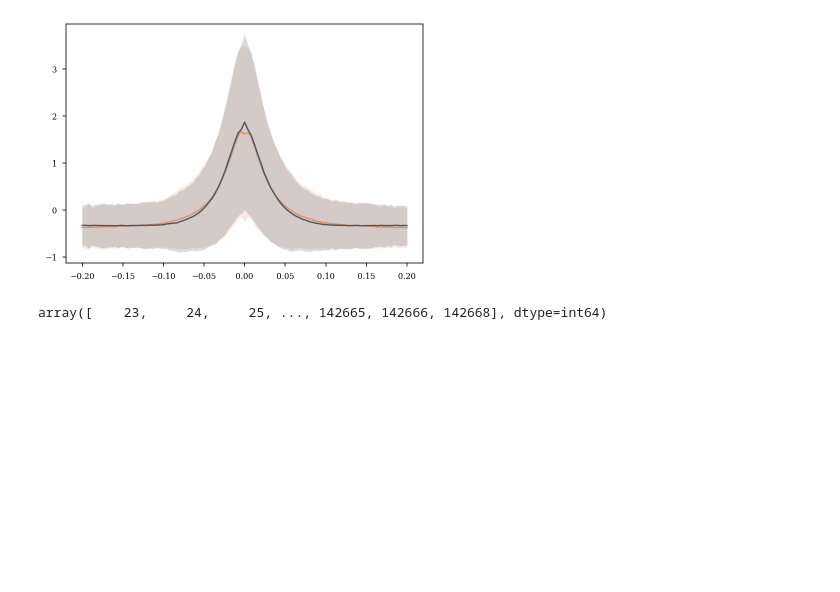
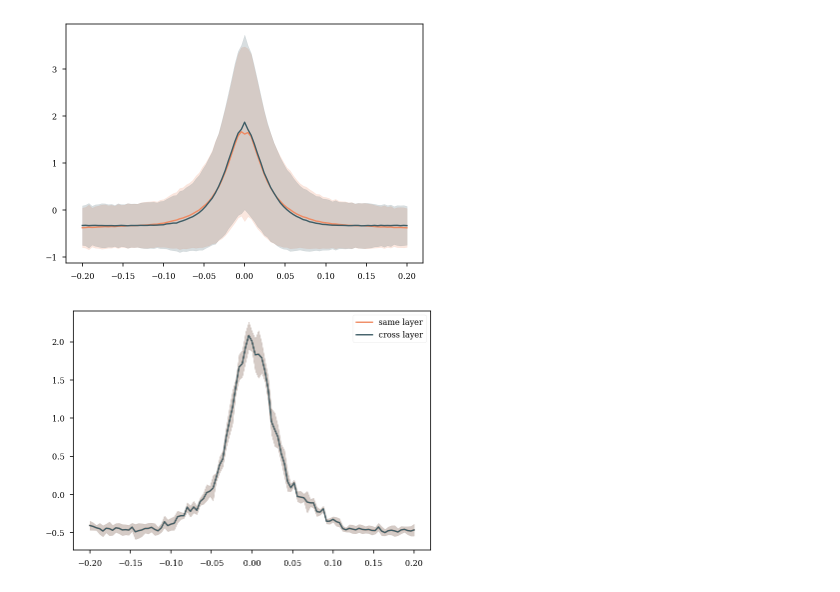
Before and after one commit to ryanharvey1/ripple_heterogeneity, a Jupyter notebook: python/notebooks/pairwise_ccg_deep_sup.ipynb, the cells around one changed output. Saved outputs shown, nothing was run; the diff lists cells and outputs as text; code cells hidden in the pictures; blank space fills up the shorter version.

```diff
--- a/python/notebooks/pairwise_ccg_deep_sup.ipynb
+++ b/python/notebooks/pairwise_ccg_deep_sup.ipynb
@@ -134,24 +135,20 @@ sns.heatmap(ccgs_z.T)
 group_colors = {"same_layer": '#ef8a62',
             'cross_layer': '#3e5d66'}
 
-idx = np.where(ccg_id_df.layer_label == "same_layer")[0]
-y = np.nanmean(ccgs_z.iloc[:,idx],axis=1)
+idx = ccg_id_df.layer_label == "same_layer"
+y = np.nanmean(ccgs_z.loc[:,idx],axis=1)
 x = ccgs_z.index
-std = np.nanstd(ccgs_z.iloc[:,idx],axis=1)
+std = np.nanstd(ccgs_z.loc[:,idx],axis=1)
 plt.plot(x,y,color=group_colors['same_layer'],label='same layer')
 plt.fill_between(x, y-std, y+std,color=group_colors['same_layer'] ,alpha=0.2)
 
-idx = np.where(ccg_id_df.layer_label == "cross_layer")[0]
-y = np.nanmean(ccgs_z.iloc[:,idx],axis=1)
+idx = ccg_id_df.layer_label == "cross_layer"
+y = np.nanmean(ccgs_z.loc[:,idx],axis=1)
 x = ccgs_z.index
-sem = np.nanstd(ccgs_z.iloc[:,idx],axis=1)
+sem = np.nanstd(ccgs_z.loc[:,idx],axis=1)
 plt.plot(x,y,color=group_colors['cross_layer'],label='cross layer')
 plt.fill_between(x, y-std, y+std,color=group_colors['cross_layer'] ,alpha=0.2)
 
 plt.show()
 # %% [output]
 [figure]
-# %%
-idx
-# %% [output]
-array([    23,     24,     25, ..., 142665, 142666, 142668], dtype=int64)
@@ -177,0 +155,24 @@ plt.show()
+# %%
+temp_ccg_df = ccg_id_df[ccg_id_df.basepath == "Z:\\Data\\GrosmarkAD\\Achilles\\Achilles_10252013"]
+temp_ccgs_z = ccgs_z.loc[:,ccg_id_df.basepath == "Z:\\Data\\GrosmarkAD\\Achilles\\Achilles_10252013"]
+
+WINDOW = 30
+
+idx = temp_ccg_df.layer_label == "same_layer"
+ccg_smooth = gaussian_filter1d(temp_ccgs_z.loc[:,idx],WINDOW,axis=1)
+x = temp_ccgs_z.index
+std = np.nanstd(ccg_smooth,axis=1)
+plt.plot(x,y,color=group_colors['same_layer'],label='same layer')
+plt.fill_between(x, y-std, y+std,color=group_colors['same_layer'] ,alpha=0.2)
+
+idx = temp_ccg_df.layer_label == "cross_layer"
+ccg_smooth = gaussian_filter1d(temp_ccgs_z.loc[:,idx],WINDOW,axis=1)
+y = np.nanmean(ccg_smooth,axis=1)
+x = temp_ccgs_z.index
+sem = np.nanstd(ccg_smooth,axis=1)
+plt.plot(x,y,color=group_colors['cross_layer'],label='cross layer')
+plt.fill_between(x, y-std, y+std,color=group_colors['cross_layer'] ,alpha=0.2)
+plt.legend()
+plt.show()
+# %% [output]
+[figure, added]
```
Also changed, not shown: parts of 9 cells of this notebook.
